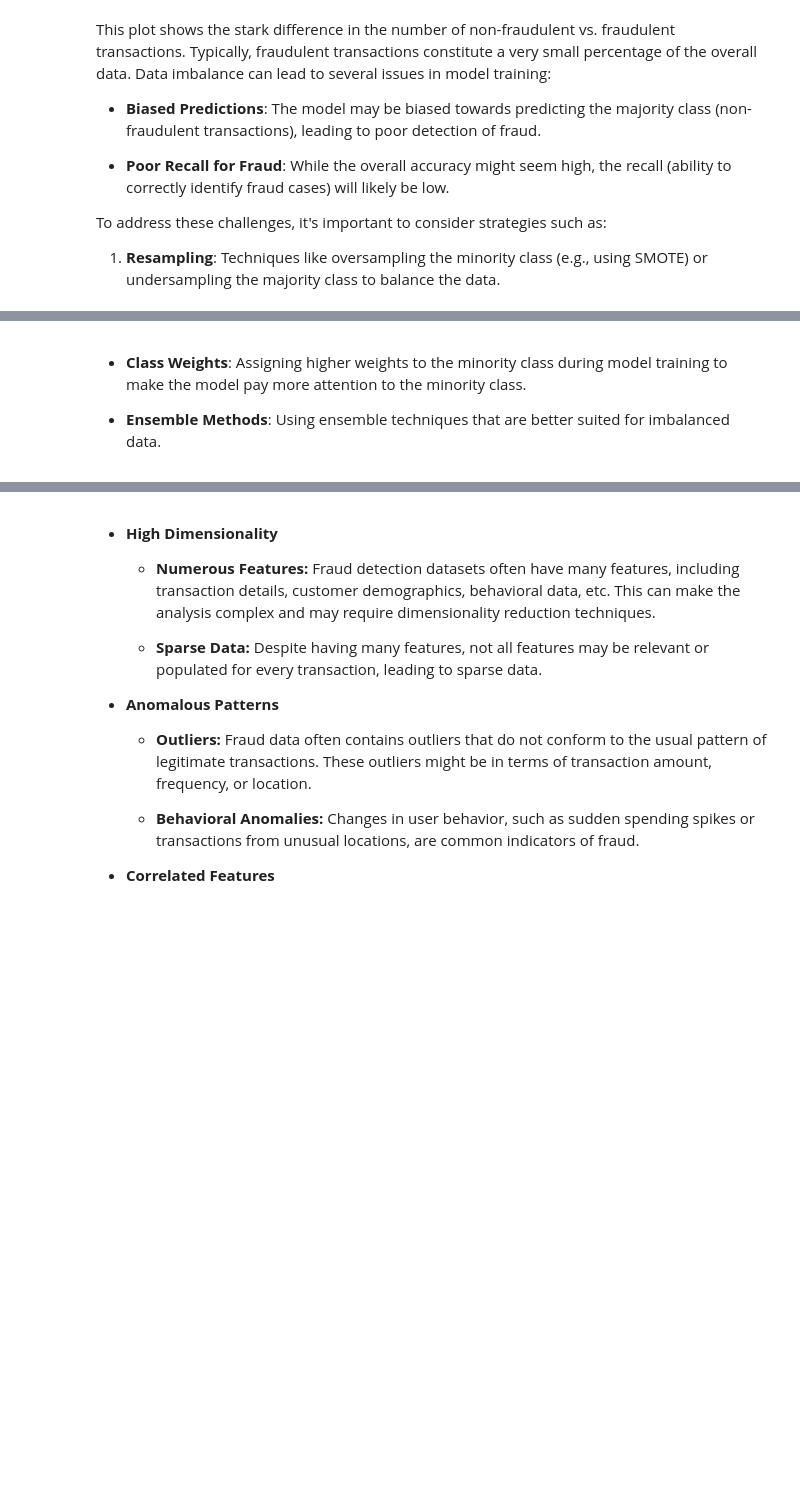
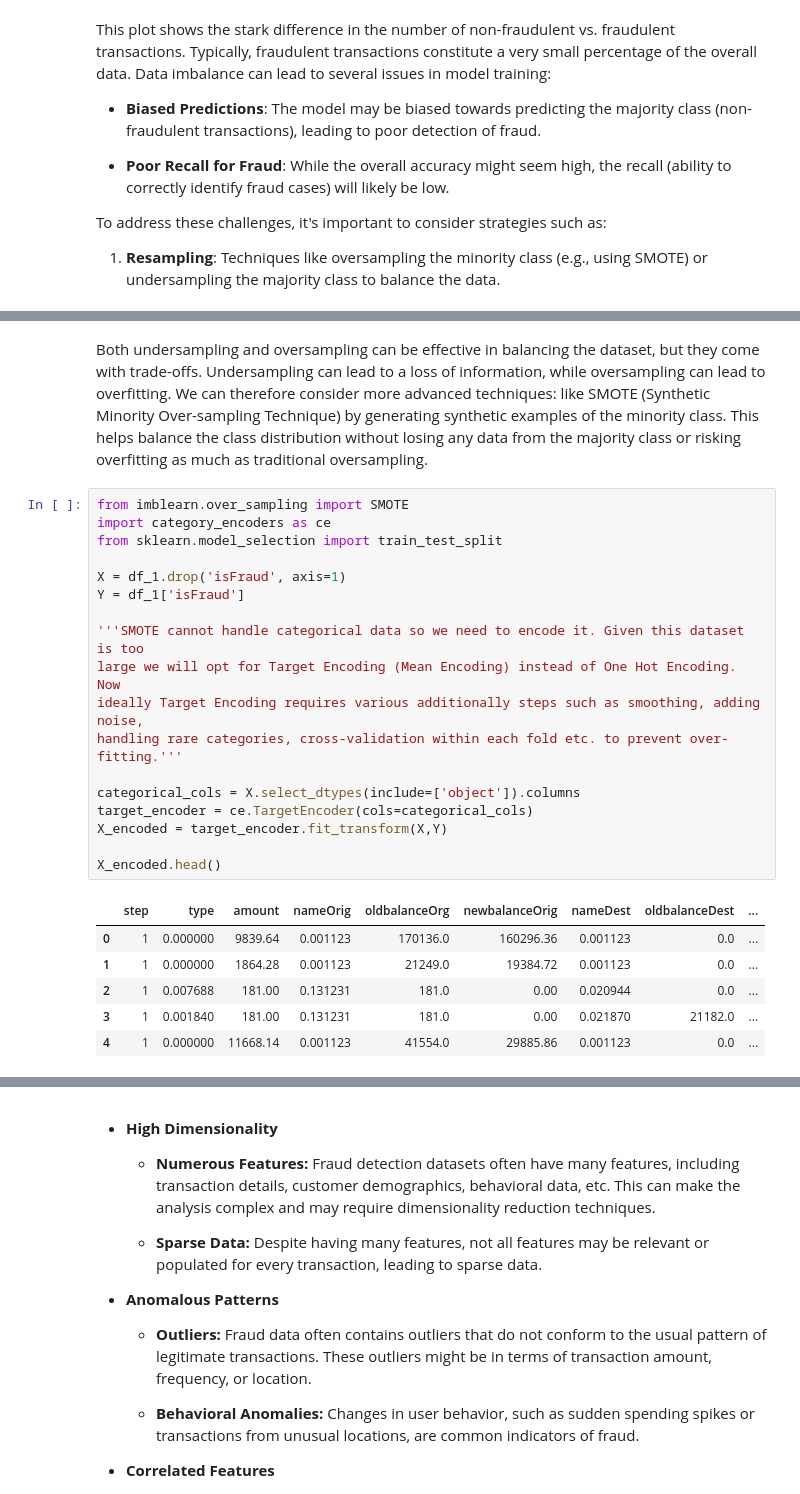
Before and after one commit to curio25/fraud-detection, a Jupyter notebook: analytics/eda.ipynb, the cells around one changed output, grey strips where cells are left out. Saved outputs shown, nothing was run; the diff lists cells and outputs as text; blank space fills up the shorter version.

```diff
--- a/analytics/eda.ipynb
+++ b/analytics/eda.ipynb
@@ -277,5 +339,27 @@ Passing `palette` without assigning `hue` is deprecated and will be removed in v
 # %% [markdown]
-
-*   **Class Weights**: Assigning higher weights to the minority class during model training to make the model pay more attention to the minority class.
-
-*   **Ensemble Methods**: Using ensemble techniques that are better suited for imbalanced data.
+Both undersampling and oversampling can be effective in balancing the dataset, but they come with trade-offs. Undersampling can lead to a loss of information, while oversampling can lead to overfitting. We can therefore consider more advanced techniques: like SMOTE (Synthetic Minority Over-sampling Technique) by generating synthetic examples of the minority class. This helps balance the class distribution without losing any data from the majority class or risking overfitting as much as traditional oversampling.
+# %%
+from imblearn.over_sampling import SMOTE
+import category_encoders as ce
+from sklearn.model_selection import train_test_split
+
+X = df_1.drop('isFraud', axis=1)
+Y = df_1['isFraud']
+
+'''SMOTE cannot handle categorical data so we need to encode it. Given this dataset is too
+large we will opt for Target Encoding (Mean Encoding) instead of One Hot Encoding. Now
+ideally Target Encoding requires various additionally steps such as smoothing, adding noise,
+handling rare categories, cross-validation within each fold etc. to prevent over-fitting.'''
+
+categorical_cols = X.select_dtypes(include=['object']).columns
+target_encoder = ce.TargetEncoder(cols=categorical_cols)
+X_encoded = target_encoder.fit_transform(X,Y)
+
+X_encoded.head()
+# %% [output]
+|  | step | type | amount | nameOrig | oldbalanceOrg | newbalanceOrig | nameDest | oldbalanceDest | ... |
+| 0 | 1 | 0.000000 | 9839.64 | 0.001123 | 170136.0 | 160296.36 | 0.001123 | 0.0 | ... |
+| 1 | 1 | 0.000000 | 1864.28 | 0.001123 | 21249.0 | 19384.72 | 0.001123 | 0.0 | ... |
+| 2 | 1 | 0.007688 | 181.00 | 0.131231 | 181.0 | 0.00 | 0.020944 | 0.0 | ... |
+| 3 | 1 | 0.001840 | 181.00 | 0.131231 | 181.0 | 0.00 | 0.021870 | 21182.0 | ... |
+| 4 | 1 | 0.000000 | 11668.14 | 0.001123 | 41554.0 | 29885.86 | 0.001123 | 0.0 | ... |
```
Also changed, not shown: parts of 12 cells of this notebook.
